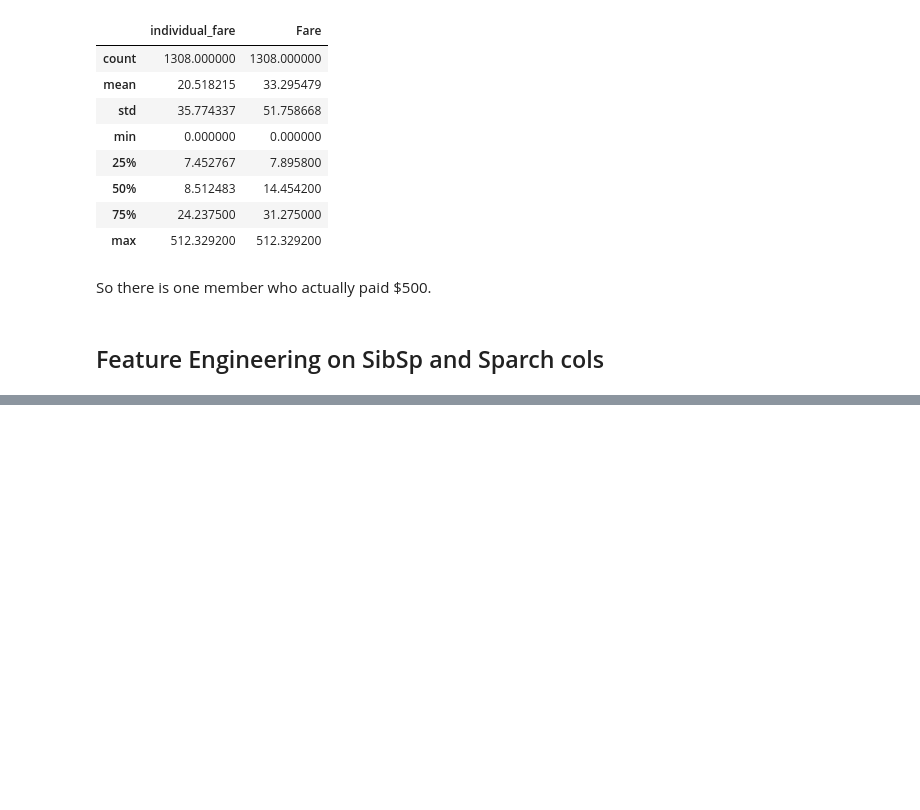
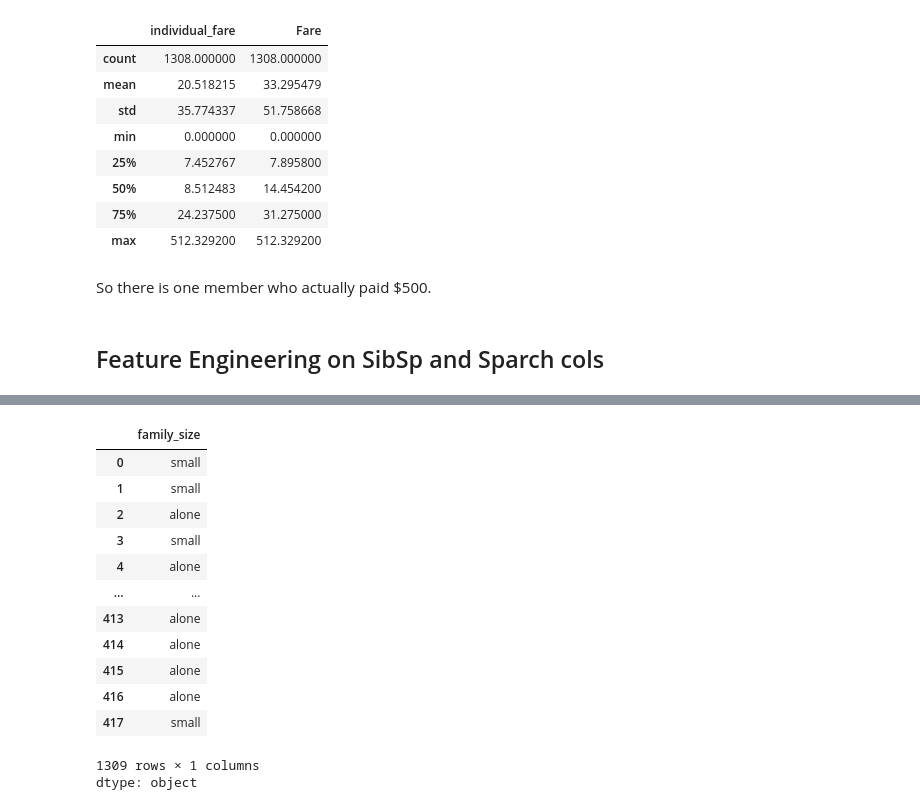
Before and after one commit to Muhammad-Waleed-Source/Exploratory-Data-Analysis, a Jupyter notebook: EDA.ipynb, the cells around one changed output, grey strips where cells are left out. Cells and saved outputs as stored; diff of their text form; code cells hidden in the pictures; blank space fills up the shorter version.

```diff
--- a/EDA.ipynb
+++ b/EDA.ipynb
@@ -761,0 +779,19 @@ df.head()
+# %%
+family_type = df['family_size'].apply(transform_family_size)
+
+family_type
+# %% [output]
+|  | family_size |
+| 0 | small |
+| 1 | small |
+| 2 | alone |
+| 3 | small |
+| 4 | alone |
+| ... | ... |
+| 413 | alone |
+| 414 | alone |
+| 415 | alone |
+| 416 | alone |
+| 417 | small |
+1309 rows × 1 columns
+dtype: object
```
Also changed, not shown: parts of 4 cells of this notebook.
